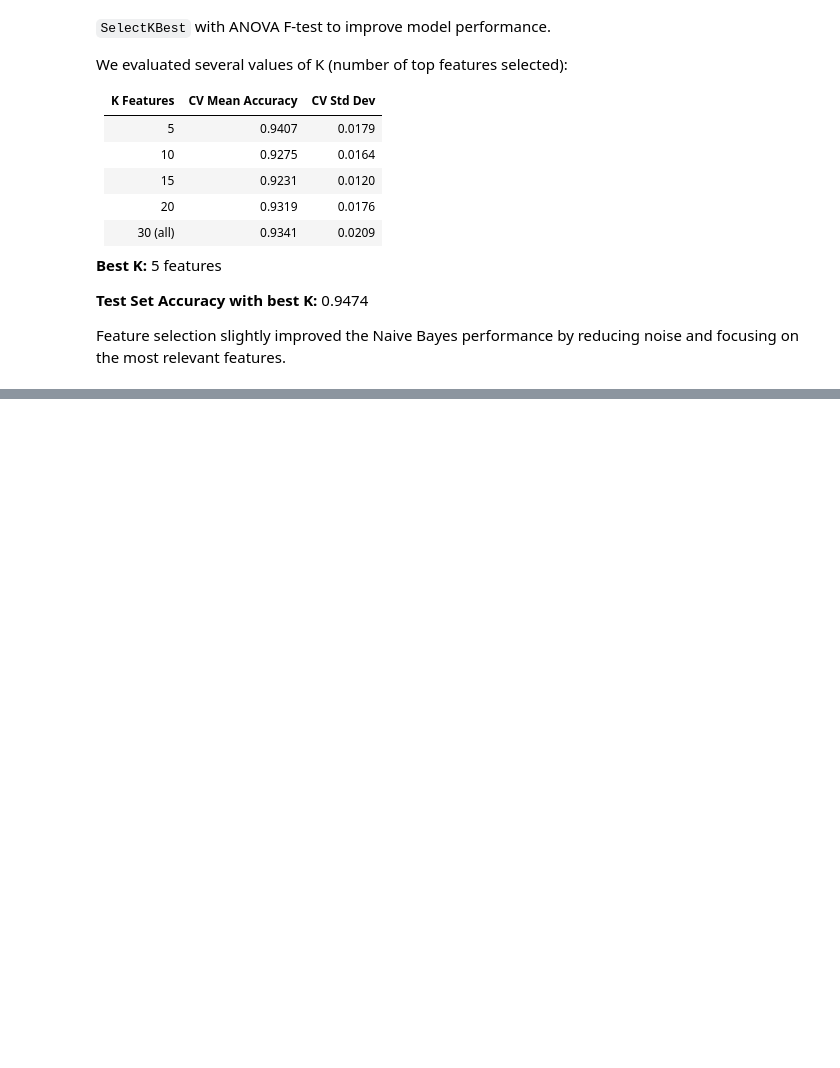
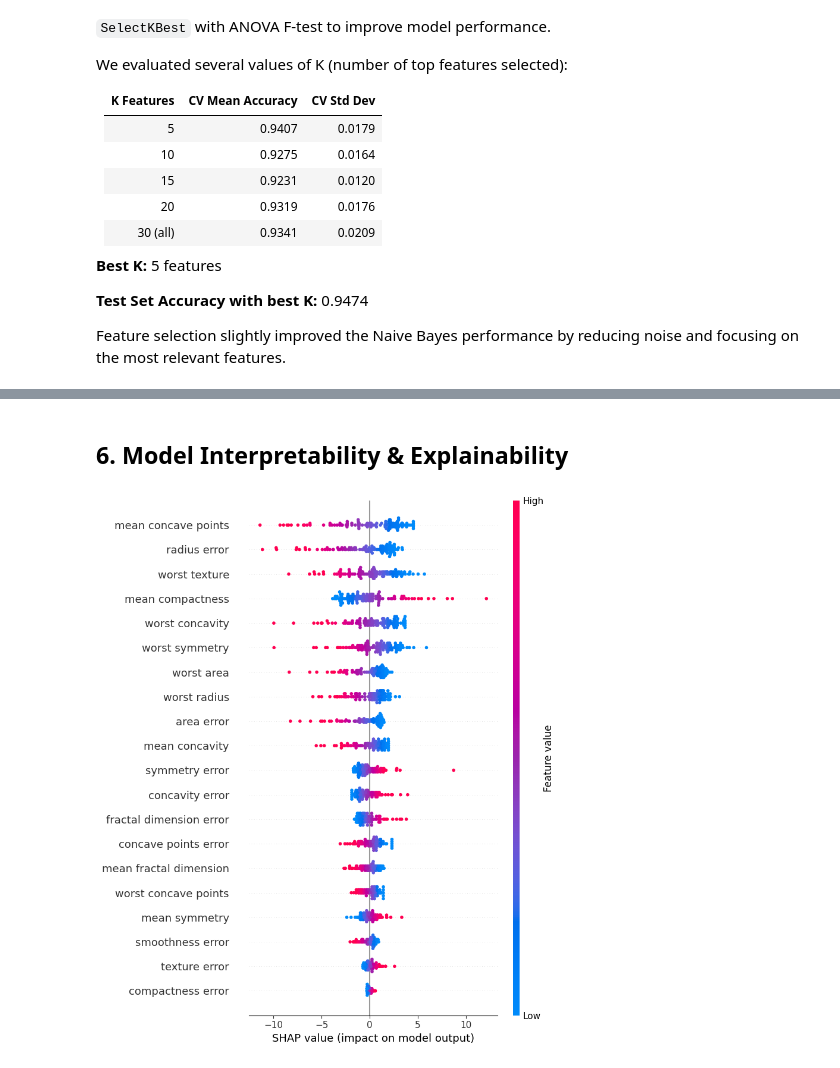
Before and after one commit to kameldeeb/Web-Data-Mining, a Jupyter notebook: Compare_Workbooks.ipynb, the cells around one changed output, grey strips where cells are left out. Saved outputs shown, nothing was run; the diff lists cells and outputs as text; code cells hidden in the pictures; blank space fills up the shorter version.

```diff
--- a/Compare_Workbooks.ipynb
+++ b/Compare_Workbooks.ipynb
@@ -1164,0 +1206,14 @@ Feature selection slightly improved the Naive Bayes performance by reducing nois
+# %% [markdown]
+## 6. Model Interpretability & Explainability
+# %%
+import shap
+
+best_lr.fit(X_train_bc, y_train_bc)
+
+explainer = shap.LinearExplainer(best_lr, X_train_bc, feature_perturbation="interventional")
+
+shap_values = explainer.shap_values(X_test_bc)
+
+shap.summary_plot(shap_values, X_test_bc, feature_names=bc.feature_names)
+# %% [output]
+[figure, added]
```
Also changed, not shown: parts of 4 cells of this notebook.
